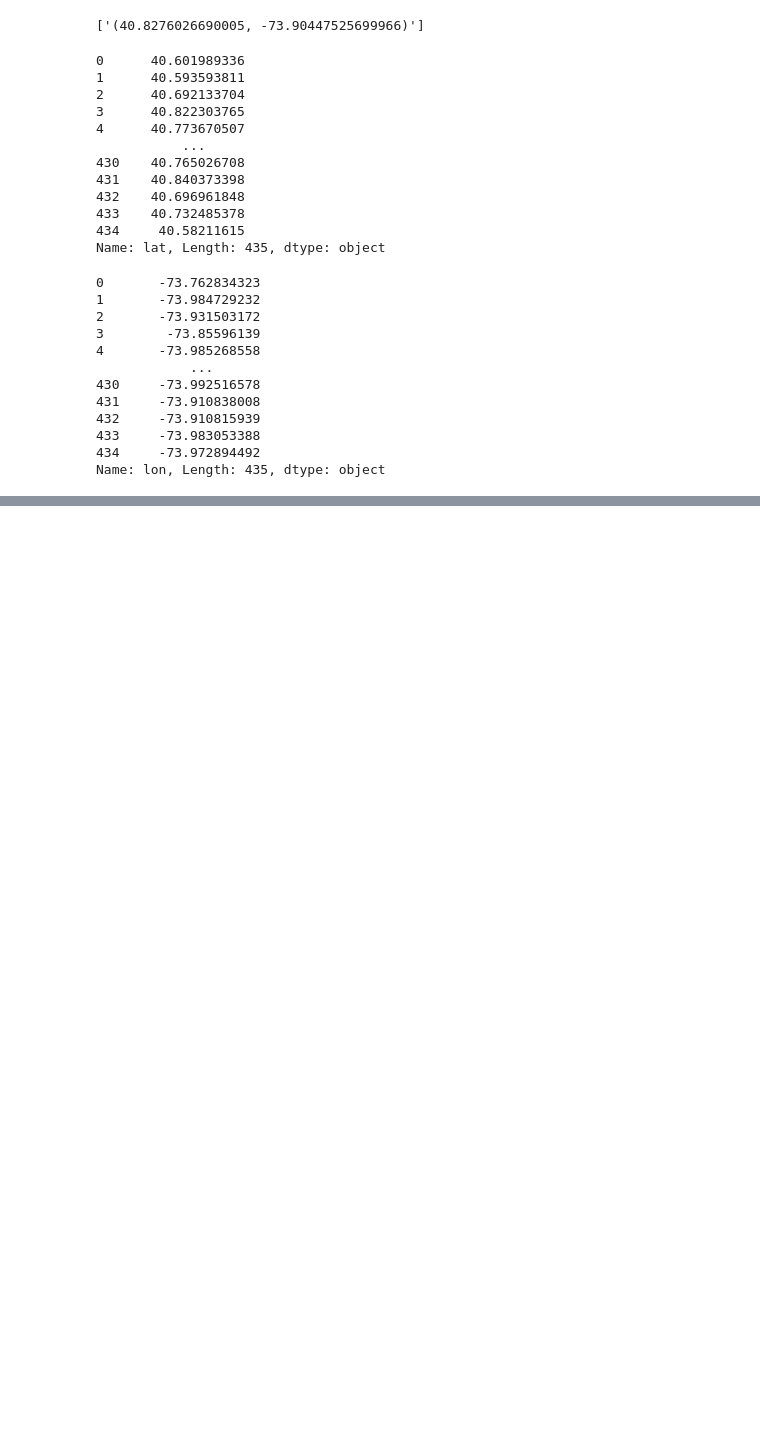
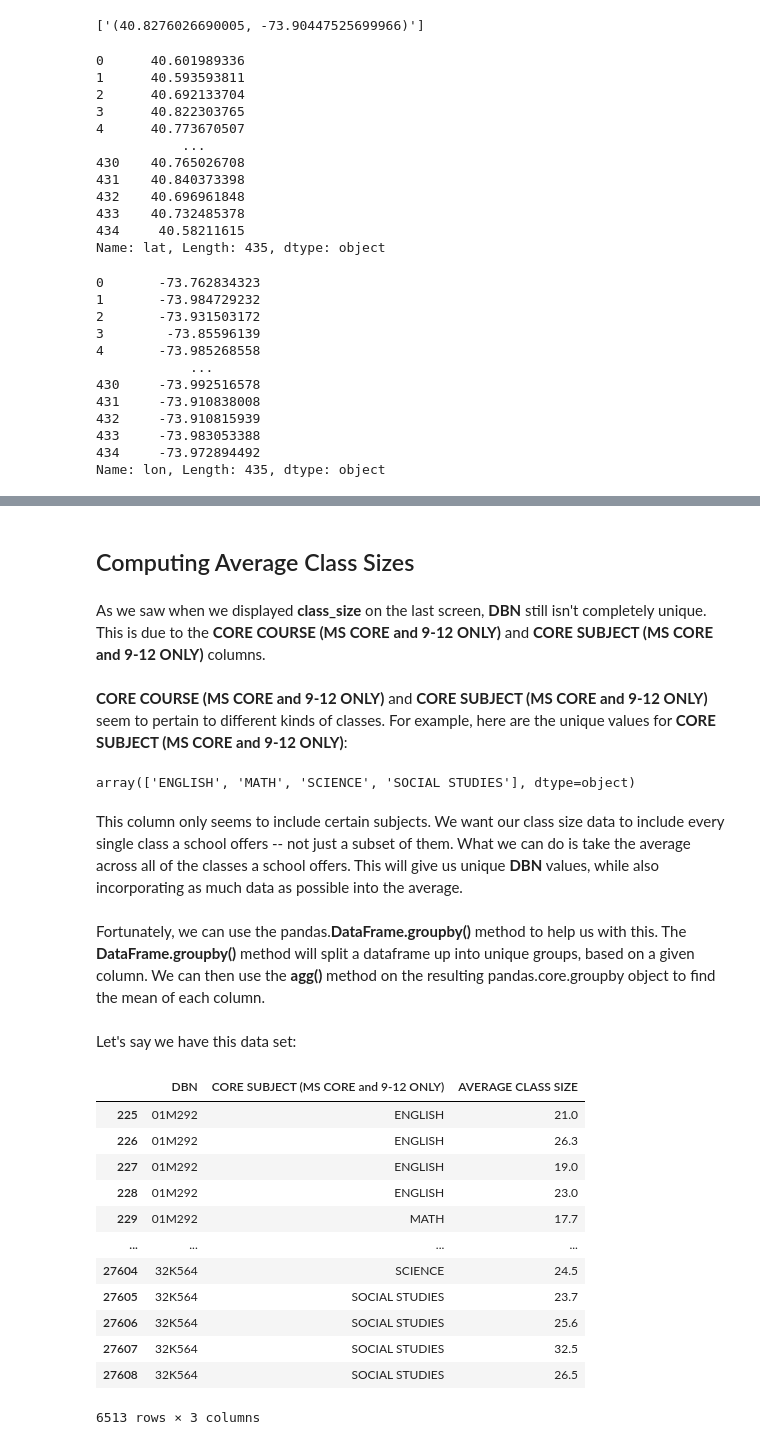
Before and after one commit to hoangvn111/Data-Cleaning-Walkthrough, a Jupyter notebook: Data_Cleaning_Walkthrough.ipynb, the cells around one changed output, grey strips where cells are left out. Saved outputs shown, nothing was run; the diff lists cells and outputs as text; code cells hidden in the pictures; blank space fills up the shorter version.

```diff
--- a/Data_Cleaning_Walkthrough.ipynb
+++ b/Data_Cleaning_Walkthrough.ipynb
@@ -413,0 +483,35 @@ data['hs_directory']['lon'] = pd.to_numeric(data['hs_directory']['lon'], errors=
+# %% [markdown]
+## Computing Average Class Sizes
+# %% [markdown]
+As we saw when we displayed **class_size** on the last screen, **DBN** still isn't completely unique. This is due to the **CORE COURSE (MS CORE and 9-12 ONLY)** and **CORE SUBJECT (MS CORE and 9-12 ONLY)** columns.
+# %% [markdown]
+**CORE COURSE (MS CORE and 9-12 ONLY)** and **CORE SUBJECT (MS CORE and 9-12 ONLY)** seem to pertain to different kinds of classes. For example, here are the unique values for **CORE SUBJECT (MS CORE and 9-12 ONLY)**:
+# %%
+class_size['CORE SUBJECT (MS CORE and 9-12 ONLY)'].unique()
+# %% [output]
+array(['ENGLISH', 'MATH', 'SCIENCE', 'SOCIAL STUDIES'], dtype=object)
+# %% [markdown]
+This column only seems to include certain subjects. We want our class size data to include every single class a school offers -- not just a subset of them. What we can do is take the average across all of the classes a school offers. This will give us unique **DBN** values, while also incorporating as much data as possible into the average.
+# %% [markdown]
+Fortunately, we can use the pandas.**DataFrame.groupby()** method to help us with this. The **DataFrame.groupby()** method will split a dataframe up into unique groups, based on a given column. We can then use the **agg()** method on the resulting pandas.core.groupby object to find the mean of each column.
+# %% [markdown]
+Let's say we have this data set:
+# %%
+# Create dataset include 3 columns
+test = class_size[['DBN', 'CORE SUBJECT (MS CORE and 9-12 ONLY)', 'AVERAGE CLASS SIZE']]
+
+test
+# %% [output]
+|  | DBN | CORE SUBJECT (MS CORE and 9-12 ONLY) | AVERAGE CLASS SIZE |
+| 225 | 01M292 | ENGLISH | 21.0 |
+| 226 | 01M292 | ENGLISH | 26.3 |
+| 227 | 01M292 | ENGLISH | 19.0 |
+| 228 | 01M292 | ENGLISH | 23.0 |
+| 229 | 01M292 | MATH | 17.7 |
+| ... | ... | ... | ... |
+| 27604 | 32K564 | SCIENCE | 24.5 |
+| 27605 | 32K564 | SOCIAL STUDIES | 23.7 |
+| 27606 | 32K564 | SOCIAL STUDIES | 25.6 |
+| 27607 | 32K564 | SOCIAL STUDIES | 32.5 |
+| 27608 | 32K564 | SOCIAL STUDIES | 26.5 |
+6513 rows × 3 columns
```
Also changed, not shown: parts of 23 cells of this notebook.
